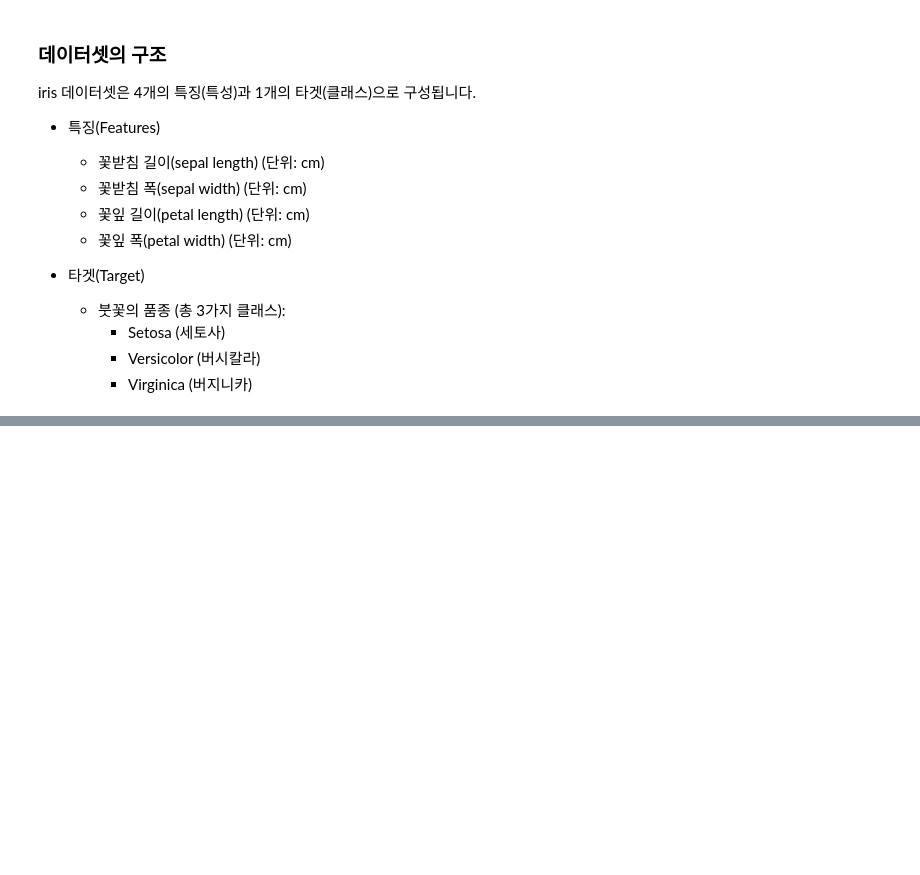
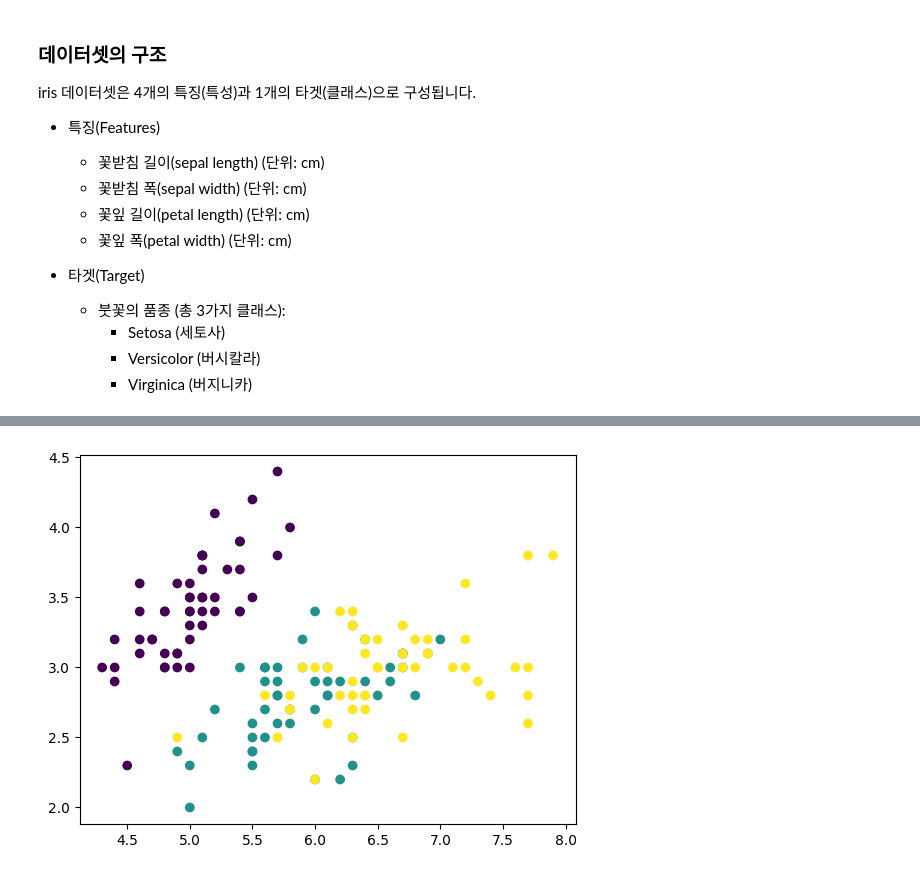
Before and after one commit to chanheeYun/AIProgramming, a Jupyter notebook: Practice/04/4_1_Matlab_Iris.ipynb, the cells around one changed output, grey strips where cells are left out. Drawn from its saved outputs; the diff is of its cells as text; code cells hidden in the pictures; blank space fills up the shorter version.

```diff
--- a/Practice/04/4_1_Matlab_Iris.ipynb
+++ b/Practice/04/4_1_Matlab_Iris.ipynb
@@ -41,0 +112,5 @@ Text(0, 0.5, 'sepal width (cm)')
+# %%
+import matplotlib.pyplot as plt
+plt.scatter(df['sepal_length'], df['sepal_width'], c=df['target']);
+# %% [output]
+[figure, added]
```
Also changed, not shown: parts of 17 cells of this notebook, 2 other files.
